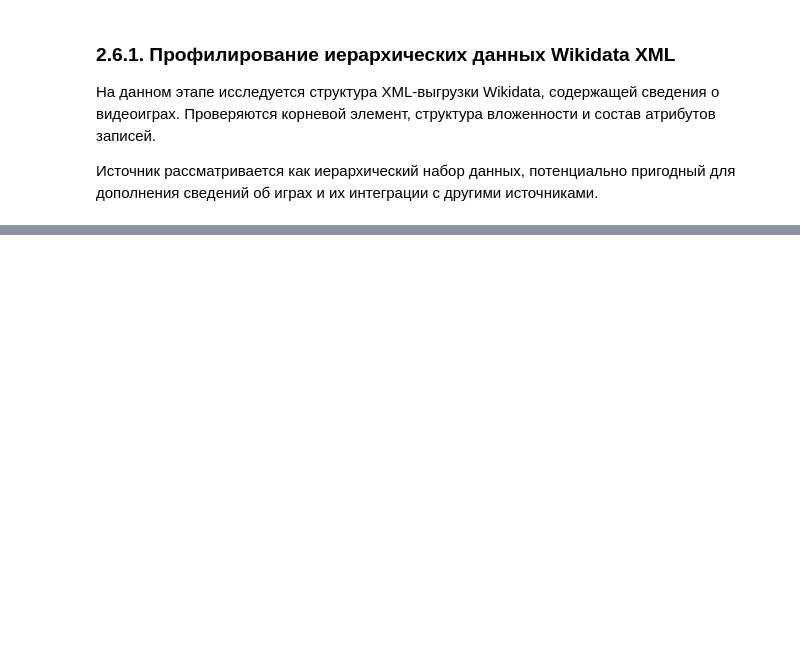
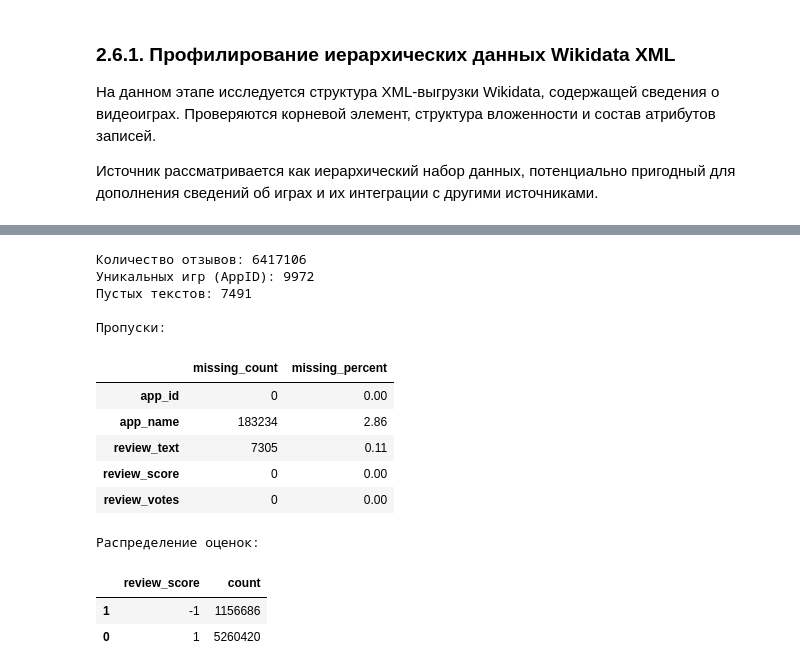
Before and after one commit to Dani-ldyaev/gaming-data-analysis, a Jupyter notebook: notebooks/2_3.ipynb, the cells around one changed output, grey strips where cells are left out. Cells and saved outputs as stored; diff of their text form; code cells hidden in the pictures; blank space fills up the shorter version.

```diff
--- a/notebooks/2_3.ipynb
+++ b/notebooks/2_3.ipynb
@@ -1125,0 +1199,69 @@ for i, record in enumerate(sample_records, 1):
+# %%
+from collections import Counter
+
+total_rows = 0
+missing_counts = Counter()
+unique_app_ids = set()
+score_counts = Counter()
+empty_reviews = 0
+
+for chunk in pd.read_csv(
+    reviews_path,
+    encoding=reviews_encoding,
+    sep=reviews_sep,
+    chunksize=100_000
+):
+    total_rows += len(chunk)
+
+    missing_counts.update(chunk.isna().sum().to_dict())
+
+    unique_app_ids.update(chunk["app_id"].dropna().unique())
+
+    empty_reviews += (
+        chunk["review_text"].fillna("").str.strip().eq("").sum()
+    )
+
+    score_counts.update(
+        chunk["review_score"]
+        .astype("string")
+        .fillna("<NA>")
+        .value_counts()
+        .to_dict()
+    )
+
+print("Количество отзывов:", total_rows)
+print("Уникальных игр (AppID):", len(unique_app_ids))
+print("Пустых текстов:", empty_reviews)
+
+print("\nПропуски:")
+display(pd.DataFrame({
+    "missing_count": pd.Series(missing_counts)
+}).assign(
+    missing_percent=lambda x: (
+        x["missing_count"] / total_rows * 100
+    ).round(2)
+))
+
+print("\nРаспределение оценок:")
+display(
+    pd.DataFrame(
+        score_counts.items(),
+        columns=["review_score", "count"]
+    ).sort_values("review_score")
+)
+# %% [output]
+Количество отзывов: 6417106
+Уникальных игр (AppID): 9972
+Пустых текстов: 7491
+
+Пропуски:
+|  | missing_count | missing_percent |
+| app_id | 0 | 0.00 |
+| app_name | 183234 | 2.86 |
+| review_text | 7305 | 0.11 |
+| review_score | 0 | 0.00 |
+| review_votes | 0 | 0.00 |
+Распределение оценок:
+|  | review_score | count |
+| 1 | -1 | 1156686 |
+| 0 | 1 | 5260420 |
```
Also changed, not shown: parts of 7 cells of this notebook.
